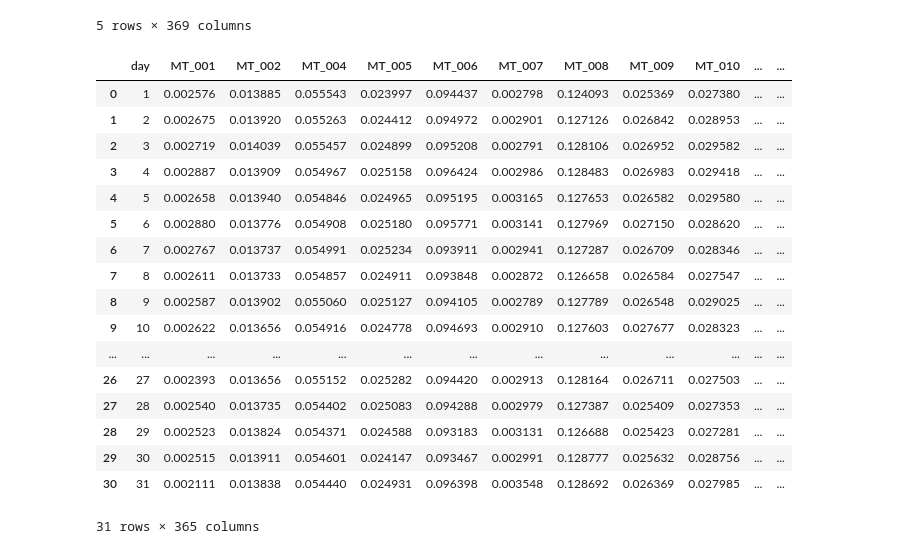
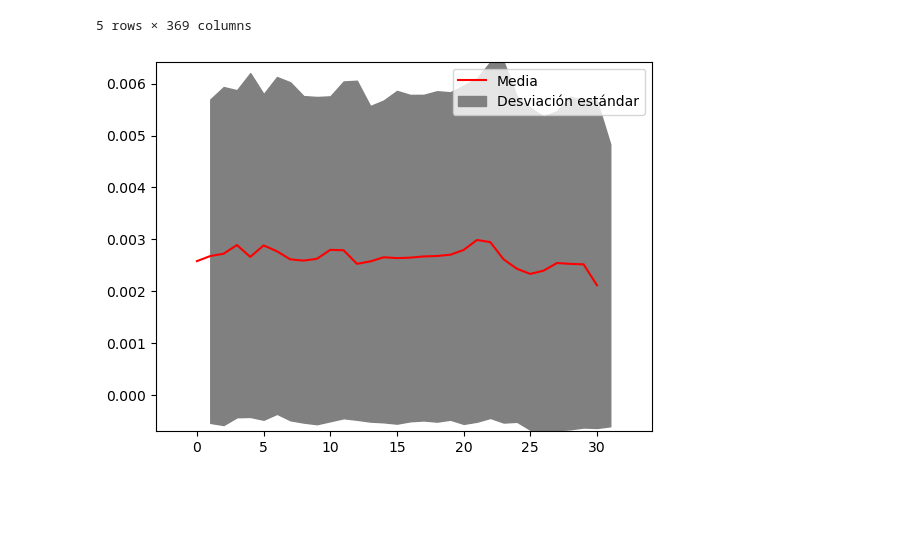
Before and after one commit to Vapss/Analisis-de-series-de-tiempo, a Jupyter notebook: Practica 1/Practica1-Real.ipynb, the cells around one changed output. Cells and saved outputs as stored; diff of their text form; code cells hidden in the pictures; blank space fills up the shorter version.

```diff
--- a/Practica 1/Practica1-Real.ipynb
+++ b/Practica 1/Practica1-Real.ipynb
@@ -279,29 +279,23 @@ data88.head()
 | 35074 | 0.000635 | 0.011024 | 0.035569 | 0.019512 | 0.071429 | 0.001696 | 0.065657 | 0.026224 | 0.020968 | 0.016021 | ... | ... |
 | 35167 | 0.001269 | 0.013869 | 0.043699 | 0.020122 | 0.093750 | 0.001131 | 0.109428 | 0.036713 | 0.020968 | 0.013785 | ... | ... |
 5 rows × 369 columns
-# %%
-# Plot the average consumption per day along with the standard deviation
-
-# Mean per every day per client
-
-meanDayClient = data201215c.groupby(["day"], as_index =  False).mean().drop(columns = ["year","month","hour","weekday"])
-meanDayClient
-# %% [output]
-|  | day | MT_001 | MT_002 | MT_004 | MT_005 | MT_006 | MT_007 | MT_008 | MT_009 | MT_010 | ... | ... |
-| 0 | 1 | 0.002576 | 0.013885 | 0.055543 | 0.023997 | 0.094437 | 0.002798 | 0.124093 | 0.025369 | 0.027380 | ... | ... |
-| 1 | 2 | 0.002675 | 0.013920 | 0.055263 | 0.024412 | 0.094972 | 0.002901 | 0.127126 | 0.026842 | 0.028953 | ... | ... |
-| 2 | 3 | 0.002719 | 0.014039 | 0.055457 | 0.024899 | 0.095208 | 0.002791 | 0.128106 | 0.026952 | 0.029582 | ... | ... |
-| 3 | 4 | 0.002887 | 0.013909 | 0.054967 | 0.025158 | 0.096424 | 0.002986 | 0.128483 | 0.026983 | 0.029418 | ... | ... |
-| 4 | 5 | 0.002658 | 0.013940 | 0.054846 | 0.024965 | 0.095195 | 0.003165 | 0.127653 | 0.026582 | 0.029580 | ... | ... |
-| 5 | 6 | 0.002880 | 0.013776 | 0.054908 | 0.025180 | 0.095771 | 0.003141 | 0.127969 | 0.027150 | 0.028620 | ... | ... |
-| 6 | 7 | 0.002767 | 0.013737 | 0.054991 | 0.025234 | 0.093911 | 0.002941 | 0.127287 | 0.026709 | 0.028346 | ... | ... |
-| 7 | 8 | 0.002611 | 0.013733 | 0.054857 | 0.024911 | 0.093848 | 0.002872 | 0.126658 | 0.026584 | 0.027547 | ... | ... |
-| 8 | 9 | 0.002587 | 0.013902 | 0.055060 | 0.025127 | 0.094105 | 0.002789 | 0.127789 | 0.026548 | 0.029025 | ... | ... |
-| 9 | 10 | 0.002622 | 0.013656 | 0.054916 | 0.024778 | 0.094693 | 0.002910 | 0.127603 | 0.027677 | 0.028323 | ... | ... |
-| ... | ... | ... | ... | ... | ... | ... | ... | ... | ... | ... | ... | ... |
-| 26 | 27 | 0.002393 | 0.013656 | 0.055152 | 0.025282 | 0.094420 | 0.002913 | 0.128164 | 0.026711 | 0.027503 | ... | ... |
-| 27 | 28 | 0.002540 | 0.013735 | 0.054402 | 0.025083 | 0.094288 | 0.002979 | 0.127387 | 0.025409 | 0.027353 | ... | ... |
-| 28 | 29 | 0.002523 | 0.013824 | 0.054371 | 0.024588 | 0.093183 | 0.003131 | 0.126688 | 0.025423 | 0.027281 | ... | ... |
-| 29 | 30 | 0.002515 | 0.013911 | 0.054601 | 0.024147 | 0.093467 | 0.002991 | 0.128777 | 0.025632 | 0.028756 | ... | ... |
-| 30 | 31 | 0.002111 | 0.013838 | 0.054440 | 0.024931 | 0.096398 | 0.003548 | 0.128692 | 0.026369 | 0.027985 | ... | ... |
-31 rows × 365 columns
+# %%
+# Plot the average consumption per day along with the standard deviation
+
+# Average consuption per day
+
+AvgPerDay = data201215c.groupby(["day"], as_index =  False).mean().drop(columns = ["year","month","hour","weekday"])
+
+# Standard deviation per day
+
+StdPerDay = data201215c.groupby(["day"], as_index =  False).std().drop(columns = ["year","month","hour","weekday"])
+
+# Plot the average consumption per day along with the standard deviation
+
+plt.plot(AvgPerDay.iloc[:,1], label = "Media", color = "red")
+plt.fill_between(StdPerDay.iloc[:,0], AvgPerDay.iloc[:,1] - StdPerDay.iloc[:,1], AvgPerDay.iloc[:,1] + StdPerDay.iloc[:,1], color = "grey", label = "Desviación estándar")
+plt.legend()
+plt.margins(x = 0.1, y = 0)
+plt.show()
+# %% [output]
+[figure, added]
```
Also changed, not shown: parts of 2 cells of this notebook.
